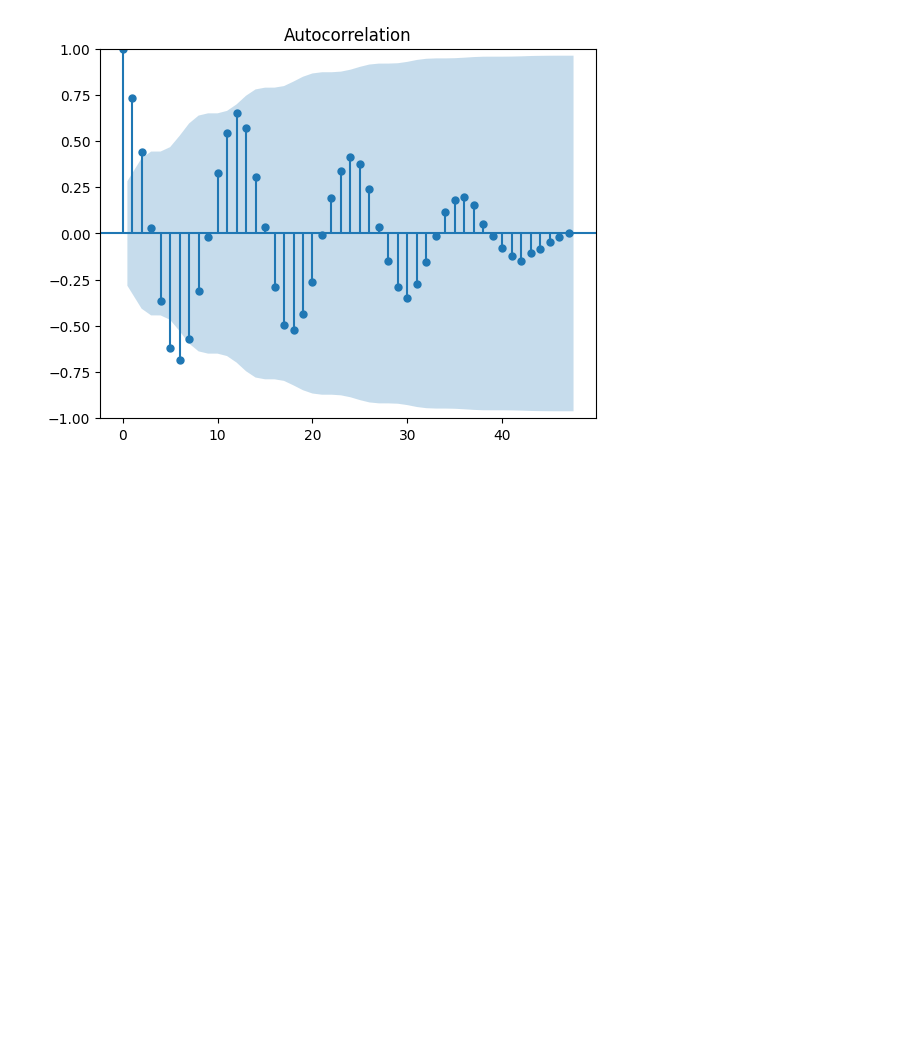
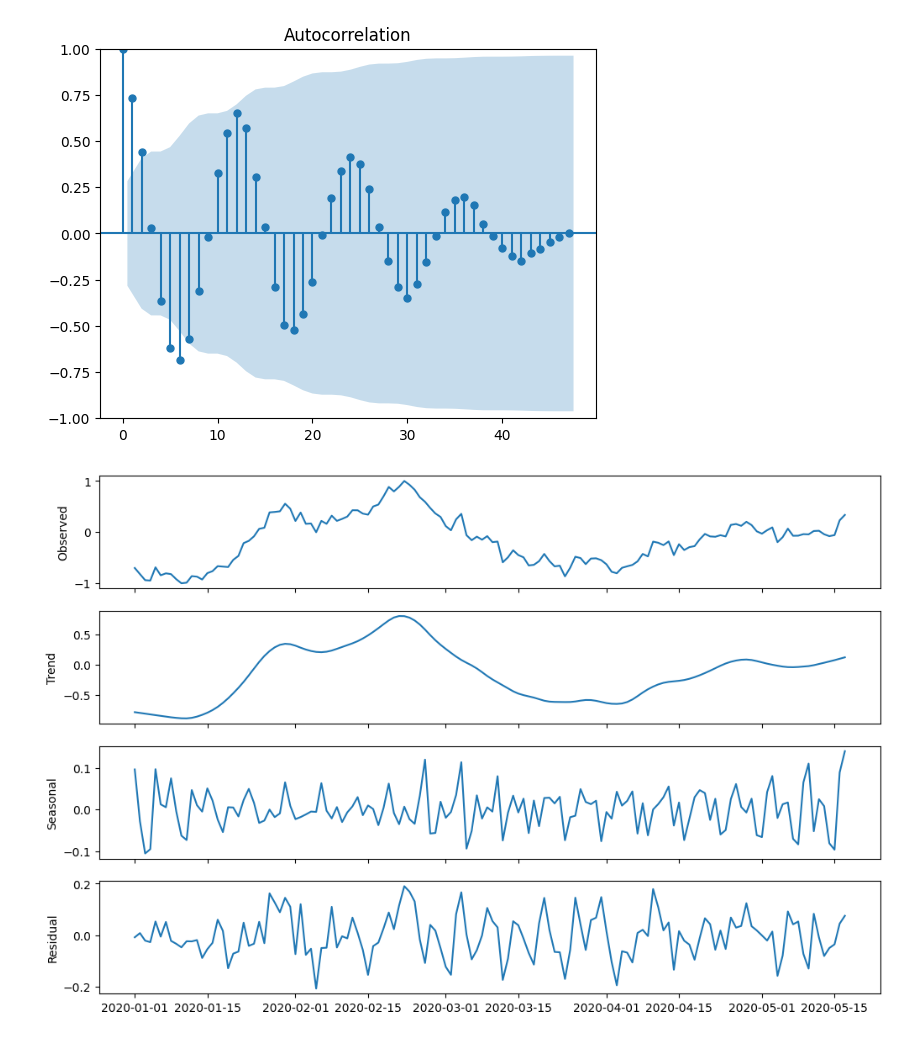
Before and after one commit to EmilioPiotto/times_fw, a Jupyter notebook: ts_decomposition_eda.ipynb, the cells around one changed output. Cells and saved outputs as stored; diff of their text form; code cells hidden in the pictures; blank space fills up the shorter version.

```diff
--- a/ts_decomposition_eda.ipynb
+++ b/ts_decomposition_eda.ipynb
@@ -72,3 +72,28 @@ data = np.loadtxt('data/normalized_apple_prices.csv')
 
 # Normalize the data
 # data_normalized, scaler = data_processor.normalize_data(data)
+# %%
+from statsmodels.tsa.seasonal import STL
+import pandas as pd
+# STL decomposition
+start_date = '2020-01-01'
+end_date = '2020-05-17'
+date_index = pd.date_range(start=start_date, end=end_date, freq='D')[:len(data)]
+data = pd.Series(data, index=date_index)
+
+stl = STL(data)  # Seasonal parameter can be adjusted based on the data
+result = stl.fit()
+
+# Plotting the components
+fig, (ax1, ax2, ax3, ax4) = plt.subplots(4, 1, figsize=(12, 8), sharex=True)
+ax1.plot(result.observed)
+ax1.set_ylabel('Observed')
+ax2.plot(result.trend)
+ax2.set_ylabel('Trend')
+ax3.plot(result.seasonal)
+ax3.set_ylabel('Seasonal')
+ax4.plot(result.resid)
+ax4.set_ylabel('Residual')
+plt.show()
+# %% [output]
+[figure, added]
```
Also changed, not shown: parts of 1 cell of this notebook, 2 other files.
